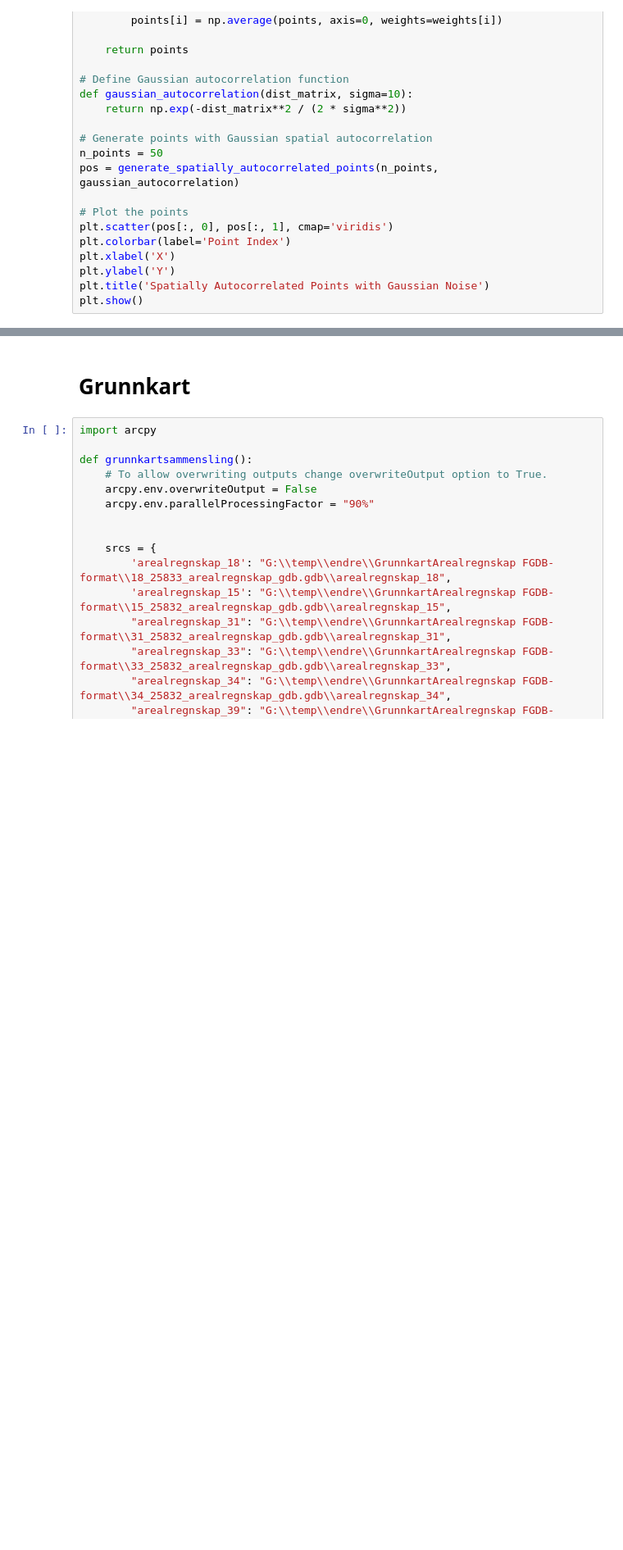
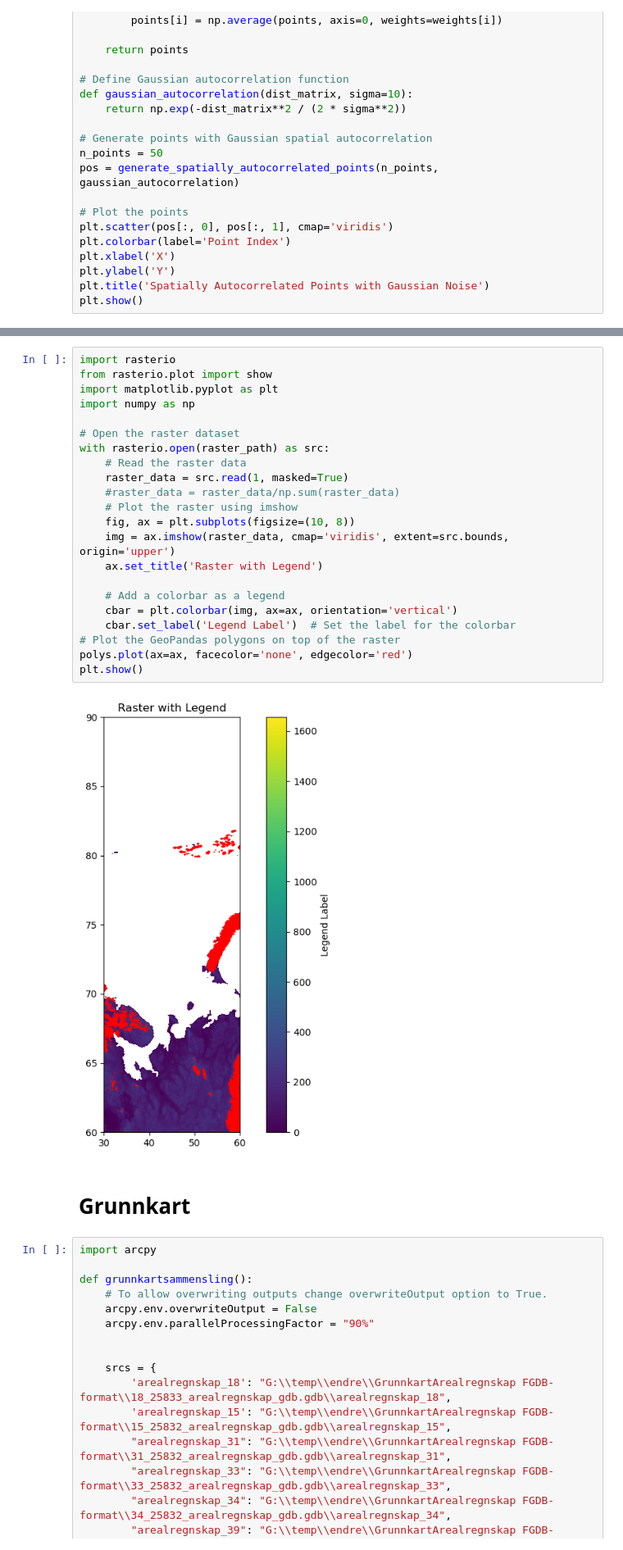
Before and after one commit to egowork/gis_tools, a Jupyter notebook: GIS_funksjoner.ipynb, the cells around one changed output, grey strips where cells are left out. Shown at 82% size. Cells and saved outputs as stored; diff of their text form; blank space fills up the shorter version.

```diff
--- a/GIS_funksjoner.ipynb
+++ b/GIS_funksjoner.ipynb
@@ -1021,3 +1457,27 @@ plt.show()
+# %%
+import rasterio
+from rasterio.plot import show
+import matplotlib.pyplot as plt
+import numpy as np
+
+# Open the raster dataset
+with rasterio.open(raster_path) as src:
+    # Read the raster data
+    raster_data = src.read(1, masked=True)
+    #raster_data = raster_data/np.sum(raster_data)
+    # Plot the raster using imshow
+    fig, ax = plt.subplots(figsize=(10, 8))
+    img = ax.imshow(raster_data, cmap='viridis', extent=src.bounds, origin='upper')
+    ax.set_title('Raster with Legend')
+
+    # Add a colorbar as a legend
+    cbar = plt.colorbar(img, ax=ax, orientation='vertical')
+    cbar.set_label('Legend Label')  # Set the label for the colorbar
+# Plot the GeoPandas polygons on top of the raster
+polys.plot(ax=ax, facecolor='none', edgecolor='red')
+plt.show()
+# %% [output]
+[figure, added]
 # %% [markdown]
 # Grunnkart
 # %%
```
Also changed, not shown: parts of 25 cells of this notebook, 1 other file.
